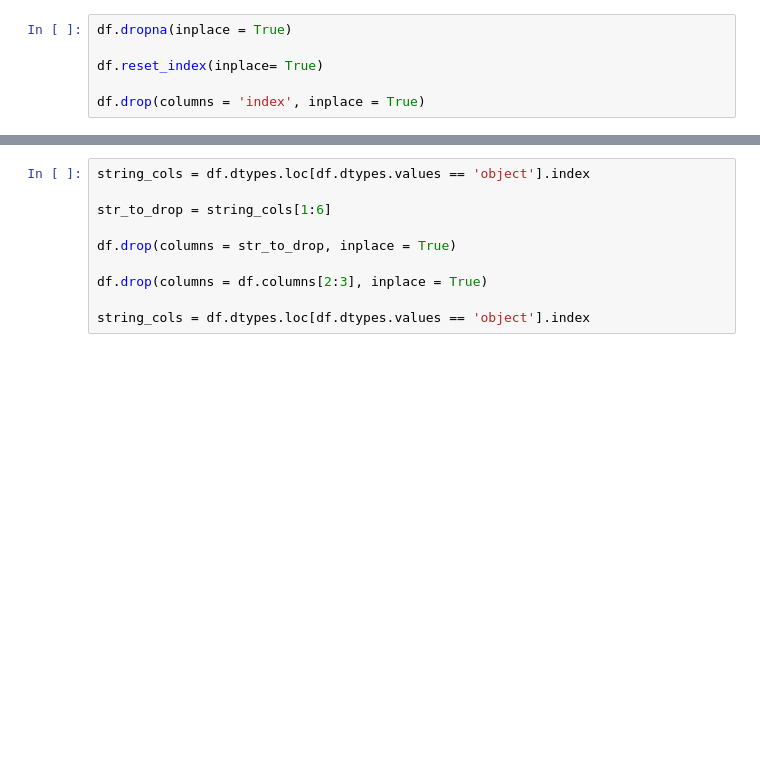
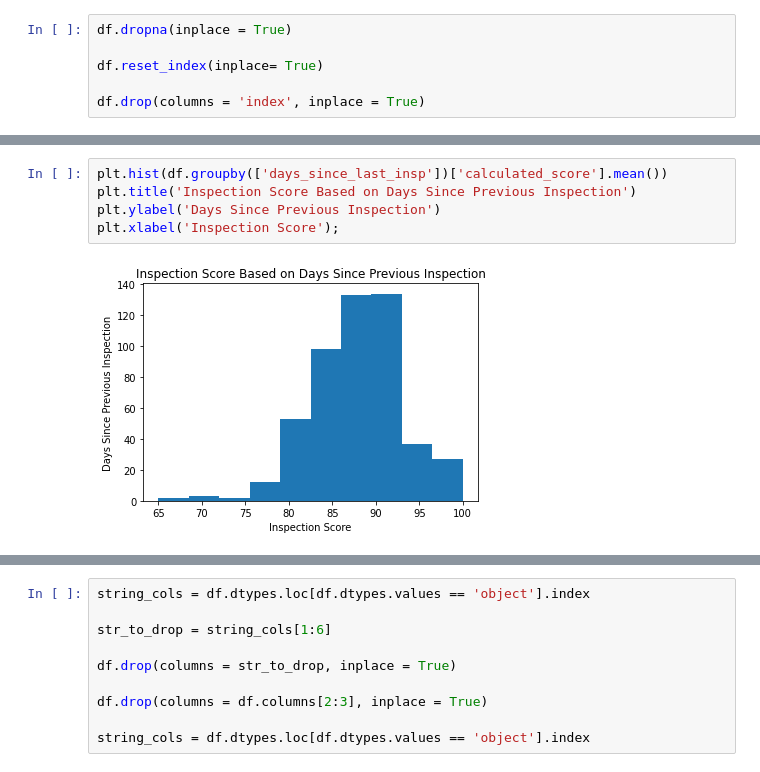
Before and after one commit to BLGreenspan/Capstone, a Jupyter notebook: Capstone Code.ipynb, the cells around one changed output, grey strips where cells are left out. Drawn from its saved outputs; the diff is of its cells as text; blank space fills up the shorter version.

```diff
--- a/Capstone Code.ipynb
+++ b/Capstone Code.ipynb
@@ -264,0 +309,7 @@ df.drop(columns = 'index', inplace = True)
+# %%
+plt.hist(df.groupby(['days_since_last_insp'])['calculated_score'].mean())
+plt.title('Inspection Score Based on Days Since Previous Inspection')
+plt.ylabel('Days Since Previous Inspection')
+plt.xlabel('Inspection Score');
+# %% [output]
+[figure, added]
```
Also changed, not shown: parts of 50 cells of this notebook.
